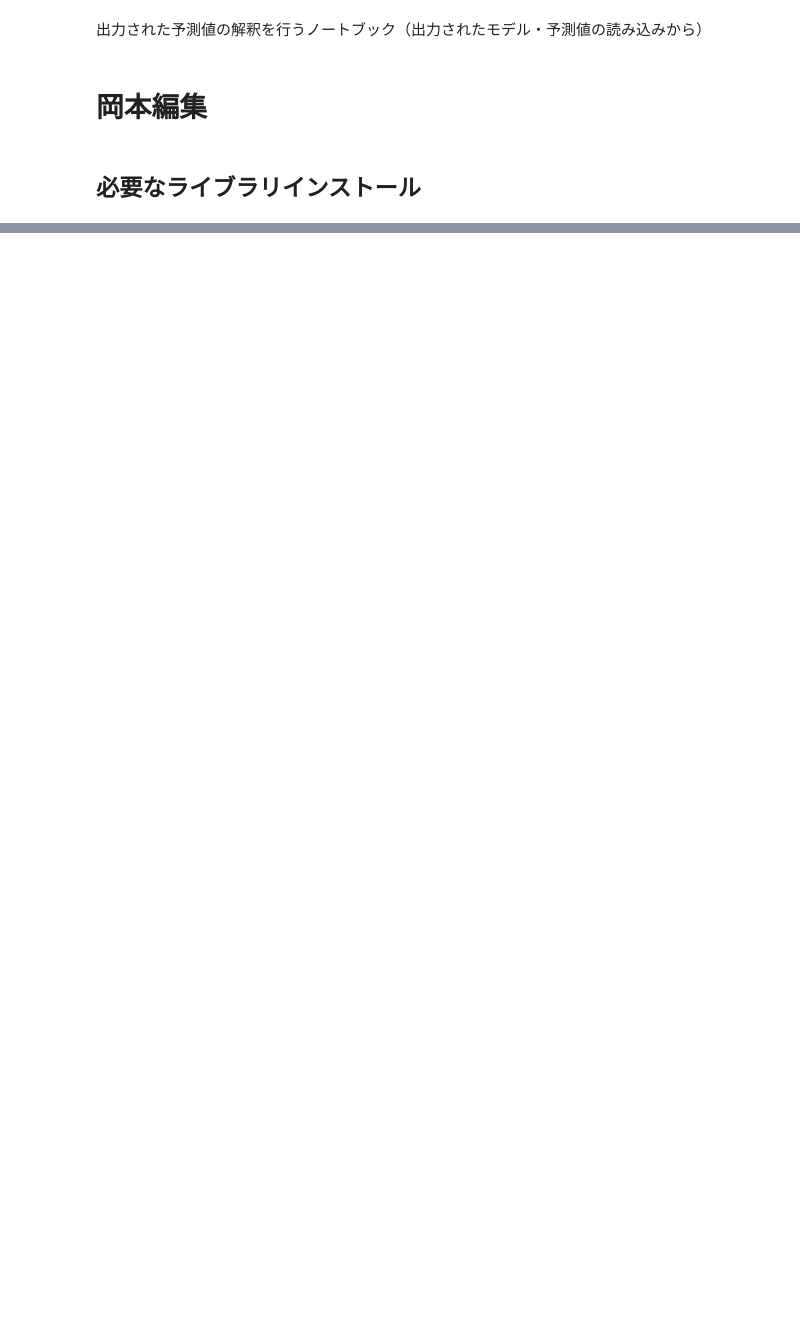
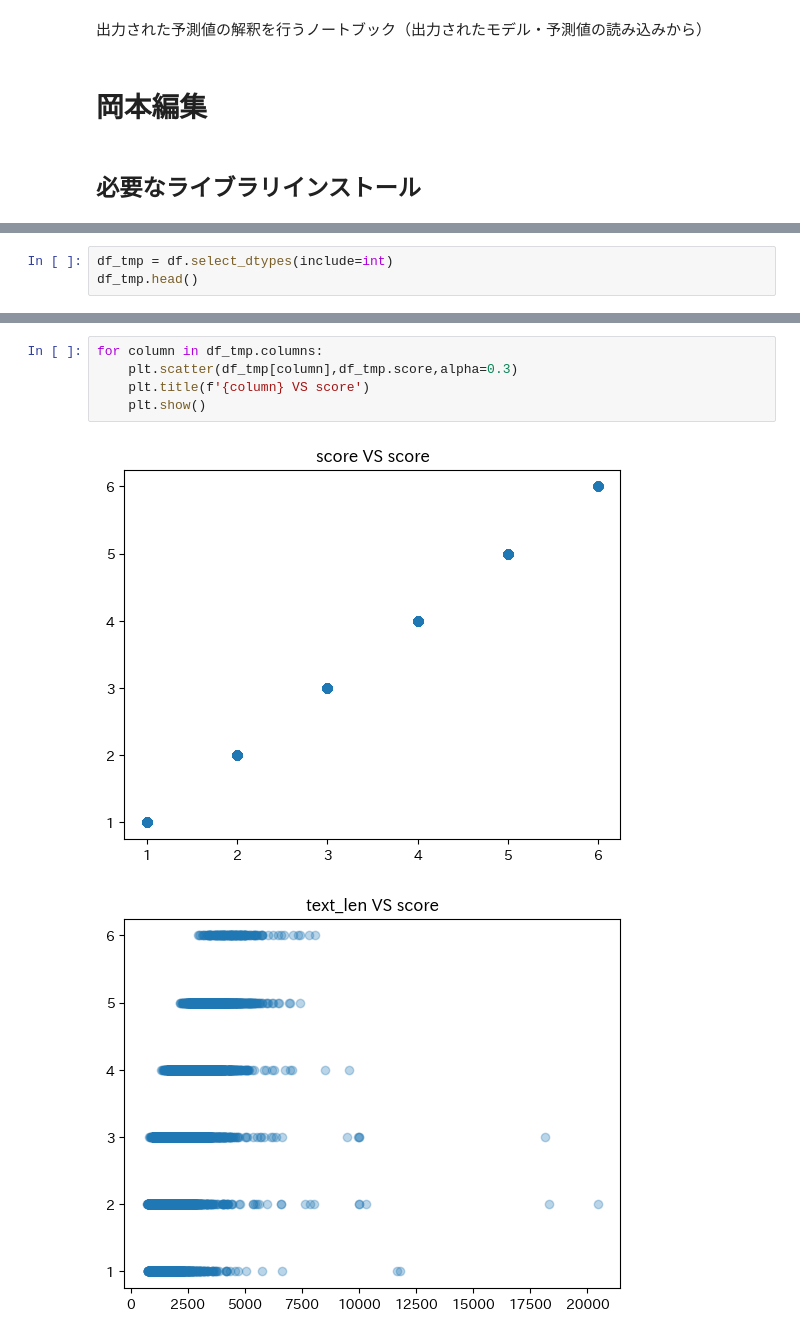
Before and after one commit to okmttkm/datascience_training, a Jupyter notebook: inference.ipynb, the cells around one changed output, grey strips where cells are left out. Saved outputs shown, nothing was run; the diff lists cells and outputs as text; blank space fills up the shorter version.

```diff
--- a/inference.ipynb
+++ b/inference.ipynb
@@ -19,0 +79,3 @@ GridSearchCV(cv=5, estimator=RandomForestClassifier(),
+# %%
+df_tmp = df.select_dtypes(include=int)
+df_tmp.head()
@@ -19,0 +89,8 @@ GridSearchCV(cv=5, estimator=RandomForestClassifier(),
+# %%
+for column in df_tmp.columns:
+    plt.scatter(df_tmp[column],df_tmp.score,alpha=0.3)
+    plt.title(f'{column} VS score')
+    plt.show()
+# %% [output]
+[figure, added]
+[figure, added]
```
Also changed, not shown: parts of 16 cells of this notebook, 3 other files.
